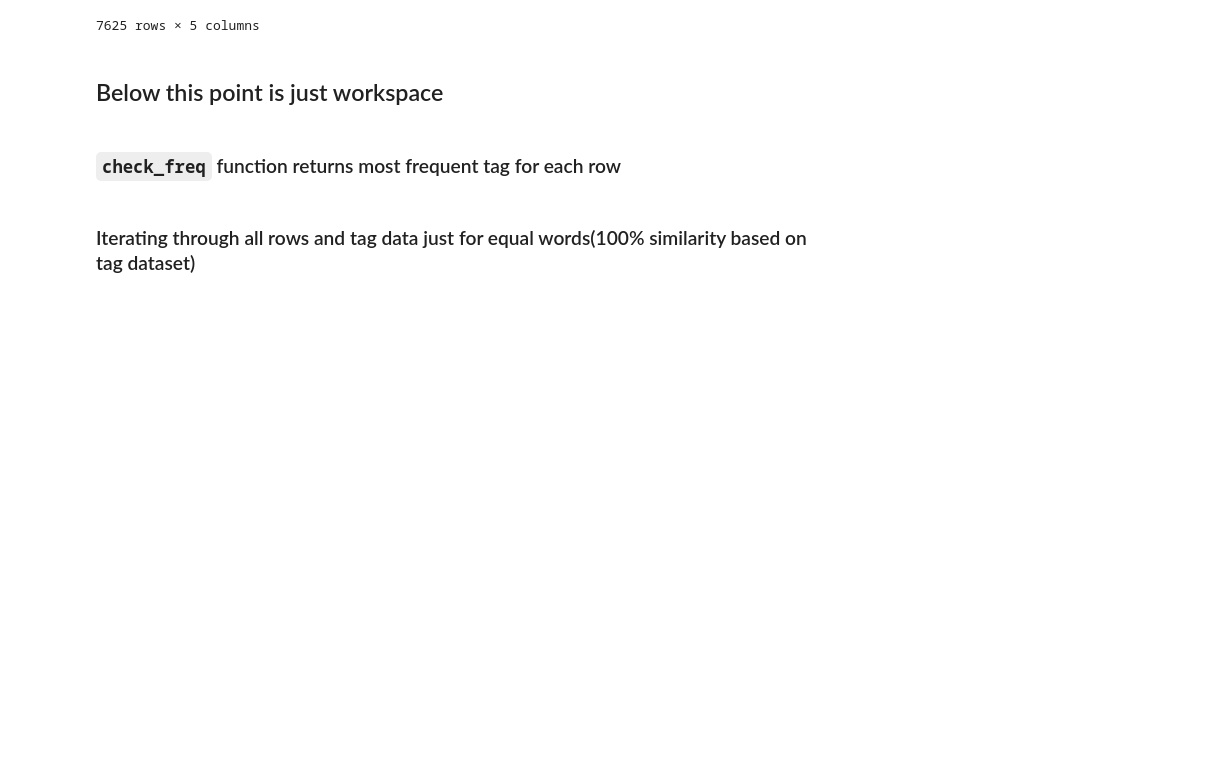
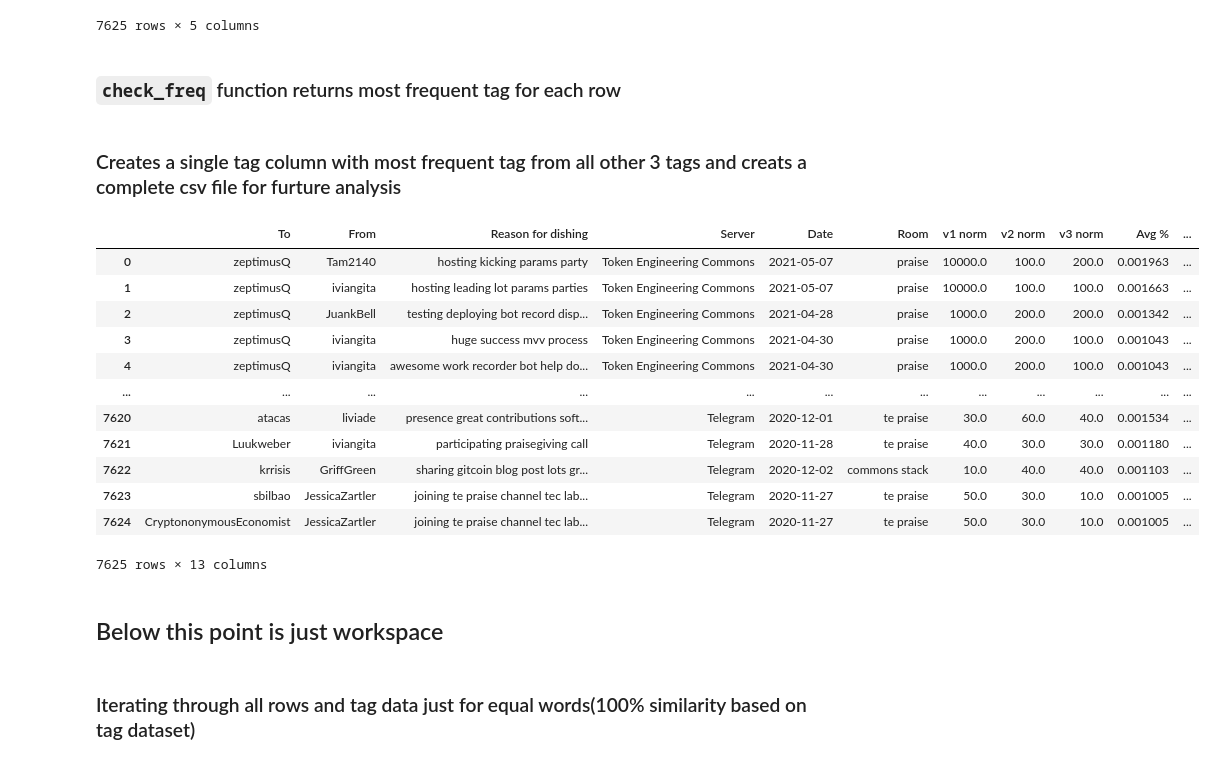
Before and after one commit to CommonsBuild/praiseanalysis, a Jupyter notebook: similarity_tagging.ipynb, the cells around one changed output. Cells and saved outputs as stored; diff of their text form; code cells hidden in the pictures; blank space fills up the shorter version.

Commit message:
create one column with most frequent tag of three different methods for tagging and save it

```diff
--- a/similarity_tagging.ipynb
+++ b/similarity_tagging.ipynb
@@ -92,8 +99,8 @@ def jaccard_similarity(doc1, doc2):
     return similarity
 
 def jaccard_label(praise_reason: str, sim_function: Callable):
-    tags['similarity'] = tags[1].apply(lambda x: sim_function(x, praise_reason))
-    max_tag = tags.sort_values('similarity',ascending=False).iloc[0]
+    df_tag['similarity'] = df_tag["keyword"].apply(lambda x: sim_function(x, praise_reason))
+    max_tag = df_tag.sort_values('similarity',ascending=False).iloc[0]
     sim_score = max_tag['similarity']
     max_tag = max_tag[0]
     if sim_score == 0:
@@ -123,6 +130,49 @@ df_praise_set
 7625 rows × 5 columns
 # %%
 df_praise_set.to_csv('outputs/similarity_tagging.csv',index=False)
+# %% [markdown]
+### `check_freq` function returns most frequent tag for each row
+# %%
+def check_freq(tag_list):
+    final_tag_list = []
+    try:
+        str_ = ''
+        for item in tag_list:
+            if item is not np.nan:
+                str_ = str_ +" "+ item
+        moby_tokens = nltk.word_tokenize(str_)
+        text = nltk.Text(moby_tokens)
+
+        dist = nltk.FreqDist(text)
+        freq_lst = [k for k, v in sorted(dist.items(), key=lambda i: i[1], reverse=True)]
+        final_tag_list.append(freq_lst[0])
+        return final_tag_list[0]
+    except:
+        return []
+# %% [markdown]
+### Creates a single tag column with most frequent tag from all other 3 tags and creats a complete csv file for furture analysis
+# %%
+df_praise['tag'] = [check_freq([*a]) for a in zip(df_praise_set.iloc[:,2], df_praise_set.iloc[:,3], df_praise_set.iloc[:,4])]
+df_tagged_praise = pd.concat([df_praise.iloc[:,:12], df_praise.iloc[:,-1]], axis=1)
+df_tagged_praise['Reason for dishing'] = hero.clean(df_tagged_praise['Reason for dishing'])
+df_tagged_praise['Room'] = hero.clean(df_tagged_praise['Room'])
+
+df_tagged_praise.to_csv("data/cleaned_tagged_praise.csv")
+df_tagged_praise
+# %% [output]
+|  | To | From | Reason for dishing | Server | Date | Room | v1 norm | v2 norm | v3 norm | Avg % | ... |
+| 0 | zeptimusQ | Tam2140 | hosting kicking params party | Token Engineering Commons | 2021-05-07 | praise | 10000.0 | 100.0 | 200.0 | 0.001963 | ... |
+| 1 | zeptimusQ | iviangita | hosting leading lot params parties | Token Engineering Commons | 2021-05-07 | praise | 10000.0 | 100.0 | 100.0 | 0.001663 | ... |
+| 2 | zeptimusQ | JuankBell | testing deploying bot record disp... | Token Engineering Commons | 2021-04-28 | praise | 1000.0 | 200.0 | 200.0 | 0.001342 | ... |
+| 3 | zeptimusQ | iviangita | huge success mvv process | Token Engineering Commons | 2021-04-30 | praise | 1000.0 | 200.0 | 100.0 | 0.001043 | ... |
+| 4 | zeptimusQ | iviangita | awesome work recorder bot help do... | Token Engineering Commons | 2021-04-30 | praise | 1000.0 | 200.0 | 100.0 | 0.001043 | ... |
+| ... | ... | ... | ... | ... | ... | ... | ... | ... | ... | ... | ... |
+| 7620 | atacas | liviade | presence great contributions soft... | Telegram | 2020-12-01 | te praise | 30.0 | 60.0 | 40.0 | 0.001534 | ... |
+| 7621 | Luukweber | iviangita | participating praisegiving call | Telegram | 2020-11-28 | te praise | 40.0 | 30.0 | 30.0 | 0.001180 | ... |
+| 7622 | krrisis | GriffGreen | sharing gitcoin blog post lots gr... | Telegram | 2020-12-02 | commons stack | 10.0 | 40.0 | 40.0 | 0.001103 | ... |
+| 7623 | sbilbao | JessicaZartler | joining te praise channel tec lab... | Telegram | 2020-11-27 | te praise | 50.0 | 30.0 | 10.0 | 0.001005 | ... |
+| 7624 | CryptononymousEconomist | JessicaZartler | joining te praise channel tec lab... | Telegram | 2020-11-27 | te praise | 50.0 | 30.0 | 10.0 | 0.001005 | ... |
+7625 rows × 13 columns
 # %% [markdown]
 ## Below this point is just workspace
 # %%
@@ -136,5 +186,3 @@ praise['max_intersection_similarity'] = praise[1].apply(lambda x: jaccard_label(
 #praise['jaccard_similarity'] = praise[1].apply(lambda x: jaccard_label(x, jaccard_similarity))
 
 praise
-# %% [markdown]
-### `check_freq` function returns most frequent tag for each row
```
Also changed, not shown: parts of 4 cells of this notebook, 1 other file.
